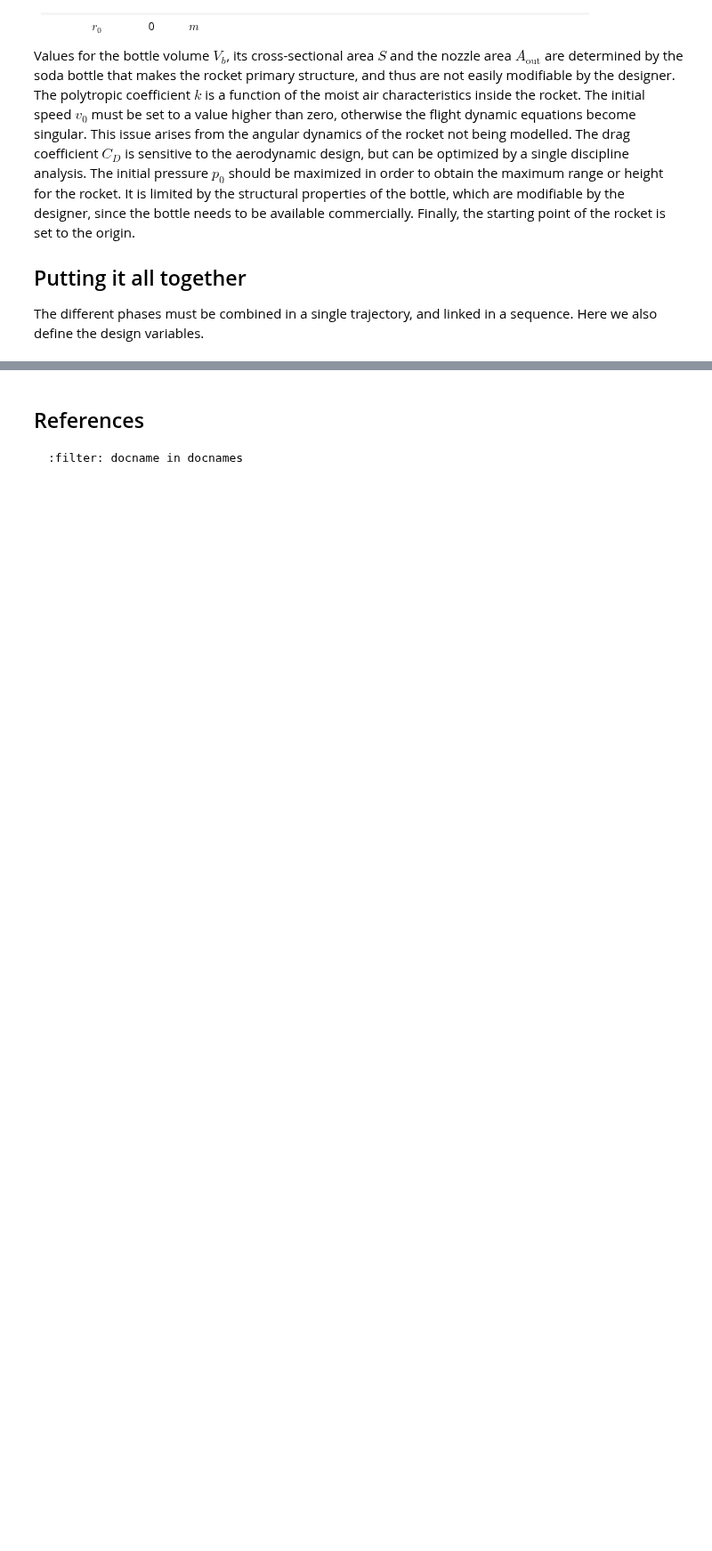
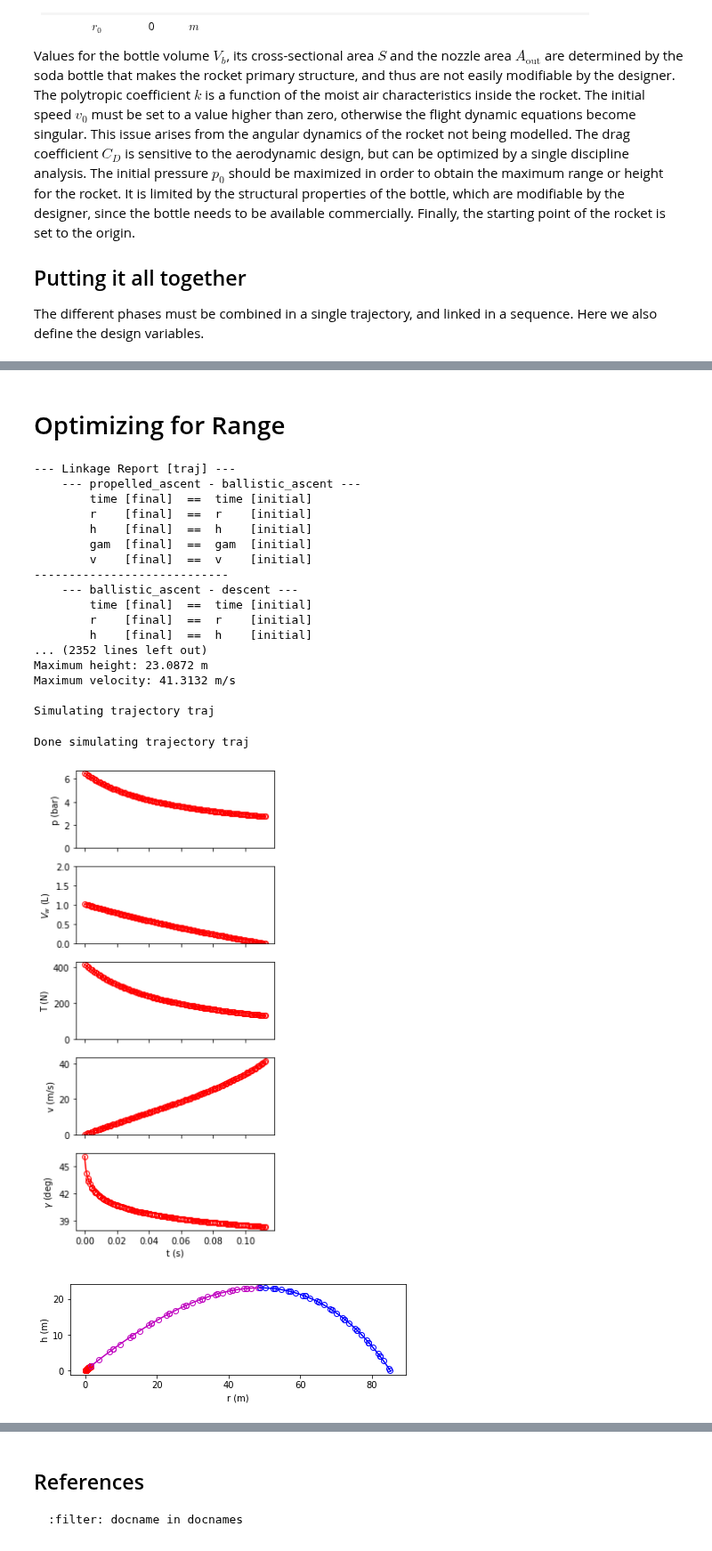
Before and after one commit to OpenMDAO/dymos, a Jupyter notebook: docs/examples/water_rocket/water_rocket.ipynb, the cells around one changed output, grey strips where cells are left out. Shown at 89% size. Drawn from its saved outputs; the diff is of its cells as text; code cells hidden in the pictures; blank space fills up the shorter version.

Commit message:
fixed water rocket

```diff
--- a/docs/examples/water_rocket/water_rocket.ipynb
+++ b/docs/examples/water_rocket/water_rocket.ipynb
@@ -756,0 +783,58 @@ assert_near_equal(summary['Maximum velocity'].value, 47.320298, 1e-3)
+# %% [markdown]
+# Optimizing for Range
+# %%
+p = om.Problem(model=om.Group())
+
+traj, phases = new_water_rocket_trajectory(objective='range')
+traj = p.model.add_subsystem('traj', traj)
+
+p.driver = om.pyOptSparseDriver(optimizer='IPOPT')
+p.driver.opt_settings['print_level'] = 4
+p.driver.opt_settings['max_iter'] = 1000
+p.driver.opt_settings['nlp_scaling_method'] = 'gradient-based'
+p.driver.declare_coloring(tol=1.0E-12)
+
+# Finish Problem Setup
+p.model.linear_solver = om.DirectSolver()
+# p.driver.add_recorder(om.SqliteRecorder('ex_water_rocket.db'))
+
+p.setup()
+set_sane_initial_guesses(p, phases)
+
+p.run_driver()
+
+summary = summarize_results(p)
+for key, entry in summary.items():
+    print(f'{key}: {entry.value:6.4f} {entry.unit}')
+
+exp_out = traj.simulate(times_per_seg=200)
+
+# NOTE: only the last figure is shown in the generated docs
+plot_propelled_ascent(p, exp_out)
+plot_trajectory(p, exp_out)
+plot_states(p, exp_out)
+
+plt.show()
+
+# Check results (tolerance is relative unless value is zero)
+# %% [output]
+--- Linkage Report [traj] ---
+    --- propelled_ascent - ballistic_ascent ---
+        time [final]  ==  time [initial]
+        r    [final]  ==  r    [initial]
+        h    [final]  ==  h    [initial]
+        gam  [final]  ==  gam  [initial]
+        v    [final]  ==  v    [initial]
+----------------------------
+    --- ballistic_ascent - descent ---
+        time [final]  ==  time [initial]
+        r    [final]  ==  r    [initial]
+        h    [final]  ==  h    [initial]
+... (2352 lines left out)
+Maximum height: 23.0872 m
+Maximum velocity: 41.3132 m/s
+
+Simulating trajectory traj
+Done simulating trajectory traj
+[figure, added]
+[figure, added]
```
Also changed, not shown: parts of 7 cells of this notebook.
